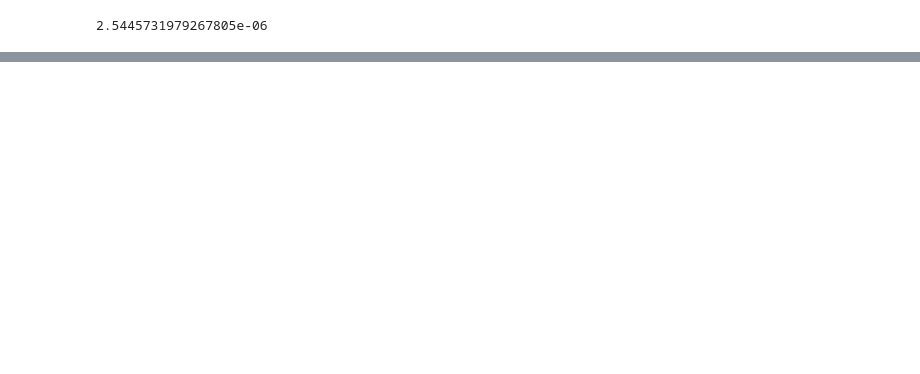
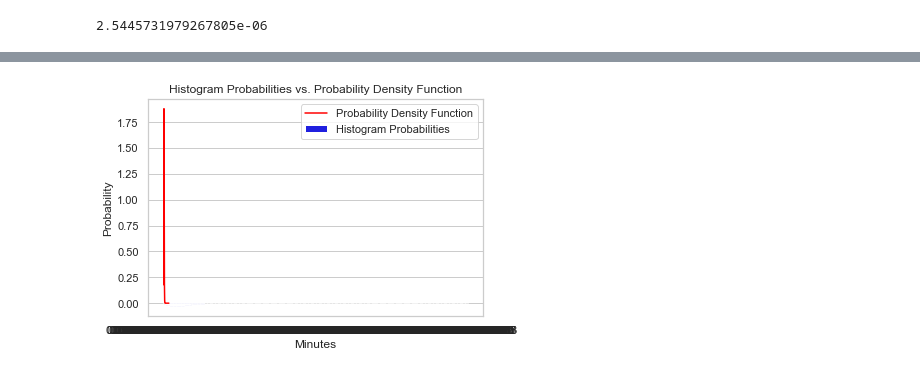
Before and after one commit to saketthakur001/Data-analysis-tasks, a Jupyter notebook: task_2 ashi (1).ipynb, the cells around one changed output, grey strips where cells are left out. Drawn from its saved outputs; the diff is of its cells as text; code cells hidden in the pictures; blank space fills up the shorter version.

Commit message:
finally managed to display

```diff
--- a/task_2 ashi (1).ipynb
+++ b/task_2 ashi (1).ipynb
@@ -61,0 +46,59 @@ Before legend properties can be set, you must add a Legend explicitly, or call a
+# %%
+# second part
+# Define a function that returns the value of a probability density function for a given y
+def pdf(y):
+ # Use the numpy exp function to calculate the exponential terms
+ return (((82/33) * y * np.exp(-3 * (y ** 2))) + ((812/99) * y * np.exp(-7 * (y**2))))
+
+# Define a function that returns the probability of y being between x and y using the probability distribution function
+def histProbabilities(x, y):
+ # Use the complement rule to calculate the probability
+ return 1 - probabilityDistribution(x) - (1 - probabilityDistribution(y))
+
+# Define the start and end hours of the interval
+hourStart = 0
+hourEnd = 7
+# Define the number of minutes in the interval
+numMinutes = 7 * 60
+
+# Create an array of minutes from hourStart to hourEnd with numMinutes elements
+minutes = np.linspace(start=hourStart, stop=hourEnd, num=numMinutes)
+# Create an empty list to store the histogram probabilities for each minute interval
+hist_values = []
+# Loop through the minutes array except the last element
+for i in range(len(minutes[:numMinutes-1])):
+ # Append the histogram probability for the current minute interval to the list
+ hist_values.append(histProbabilities(minutes[i], minutes[i+1]))
+
+# Create an empty list to store the probability density function values for each minute
+pdf_values = []
+# Loop through the minutes array except the first element
+for i in range(len(minutes)-1):
+ # Append the probability density function value for the current minute to the list
+ pdf_values.append(pdf(minutes[i+1]))
+
+
+# Import seaborn and matplotlib
+import seaborn as sns
+import matplotlib.pyplot as plt
+
+# Set the style and color palette of seaborn
+sns.set_style('whitegrid')
+sns.set_palette('muted')
+
+# Plot the histogram probabilities using seaborn barplot
+sns.barplot(x=minutes[:numMinutes-1], y=hist_values, color='blue', label='Histogram Probabilities')
+# Plot the probability density function values using matplotlib plot
+plt.plot(minutes[1:], pdf_values, color='red', label='Probability Density Function')
+# Set the x-axis label
+plt.xlabel('Minutes')
+# Set the y-axis label
+plt.ylabel('Probability')
+# Set the title
+plt.title('Histogram Probabilities vs. Probability Density Function')
+# Display the legend
+plt.legend()
+# Display the plot
+plt.show()
+# %% [output]
+[figure, added]
```
Also changed, not shown: parts of 10 cells of this notebook.
